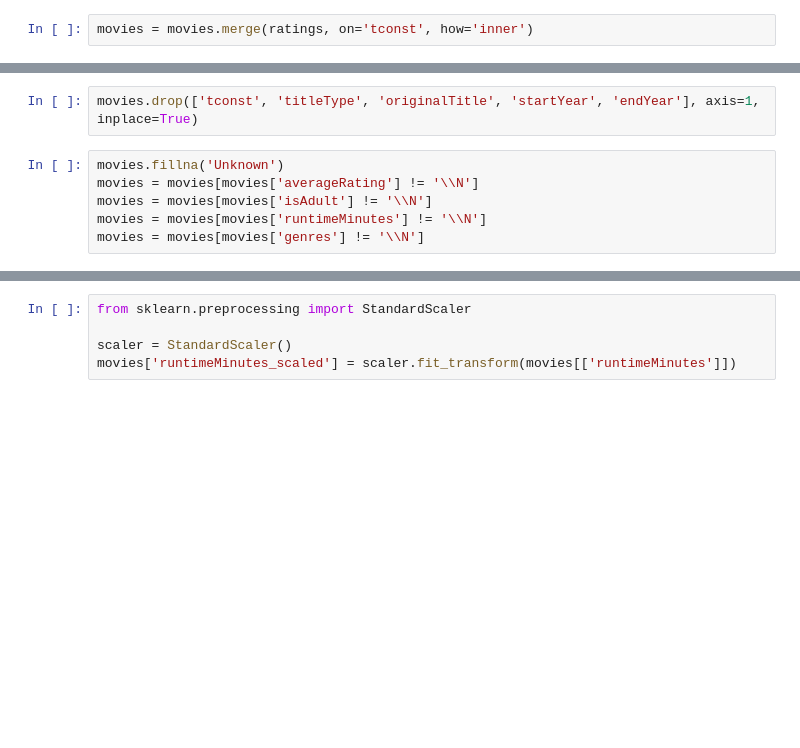
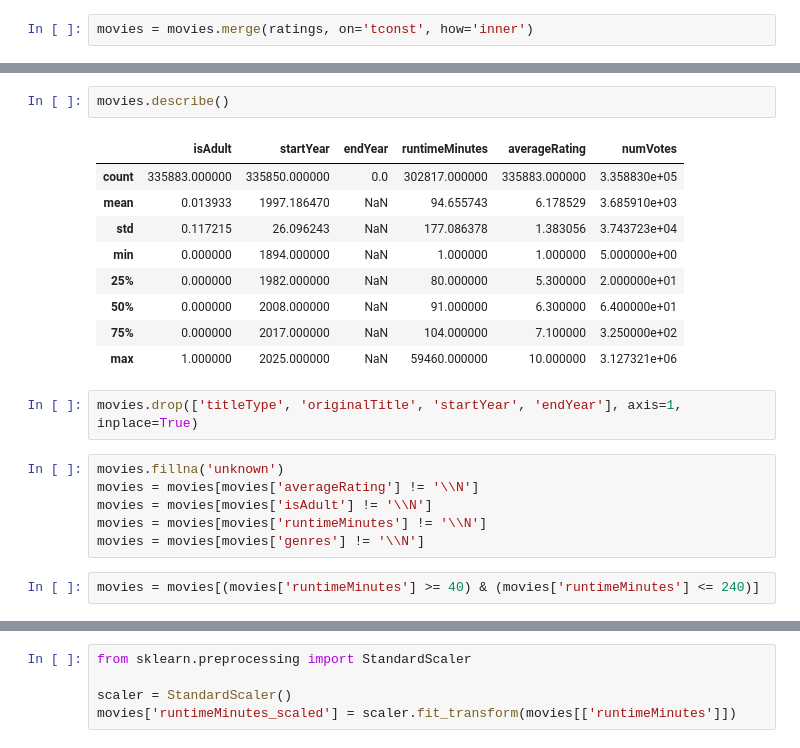
Before and after one commit to IslombekMir/Machine-Learning-Coursework, a Jupyter notebook: notebooks/main.ipynb, the cells around one changed output, grey strips where cells are left out. Saved outputs shown, nothing was run; the diff lists cells and outputs as text; blank space fills up the shorter version.

```diff
--- a/notebooks/main.ipynb
+++ b/notebooks/main.ipynb
@@ -53,11 +71,25 @@ movies = movies.merge(ratings, on='tconst', how='inner')
+# %%
+movies.describe()
+# %% [output]
+|  | isAdult | startYear | endYear | runtimeMinutes | averageRating | numVotes |
+| count | 335883.000000 | 335850.000000 | 0.0 | 302817.000000 | 335883.000000 | 3.358830e+05 |
+| mean | 0.013933 | 1997.186470 | NaN | 94.655743 | 6.178529 | 3.685910e+03 |
+| std | 0.117215 | 26.096243 | NaN | 177.086378 | 1.383056 | 3.743723e+04 |
+| min | 0.000000 | 1894.000000 | NaN | 1.000000 | 1.000000 | 5.000000e+00 |
+| 25% | 0.000000 | 1982.000000 | NaN | 80.000000 | 5.300000 | 2.000000e+01 |
+| 50% | 0.000000 | 2008.000000 | NaN | 91.000000 | 6.300000 | 6.400000e+01 |
+| 75% | 0.000000 | 2017.000000 | NaN | 104.000000 | 7.100000 | 3.250000e+02 |
+| max | 1.000000 | 2025.000000 | NaN | 59460.000000 | 10.000000 | 3.127321e+06 |
 # %%
-movies.drop(['tconst', 'titleType', 'originalTitle', 'startYear', 'endYear'], axis=1, inplace=True)
+movies.drop(['titleType', 'originalTitle', 'startYear', 'endYear'], axis=1, inplace=True)
 # %%
-movies.fillna('Unknown')
+movies.fillna('unknown')
 movies = movies[movies['averageRating'] != '\\N']
 movies = movies[movies['isAdult'] != '\\N']
 movies = movies[movies['runtimeMinutes'] != '\\N']
 movies = movies[movies['genres'] != '\\N']
+# %%
+movies = movies[(movies['runtimeMinutes'] >= 40) & (movies['runtimeMinutes'] <= 240)]
 # %%
 import seaborn as sns
 import matplotlib.pyplot as plt
```
Also changed, not shown: parts of 36 cells of this notebook.
